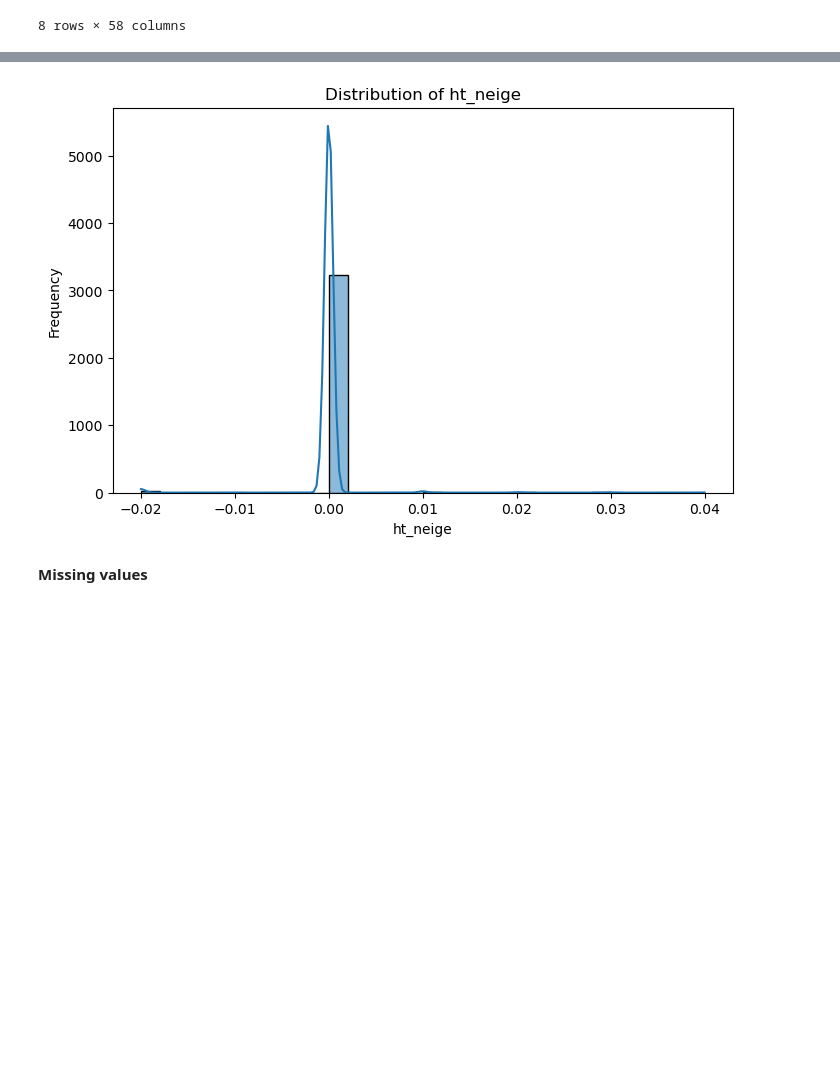
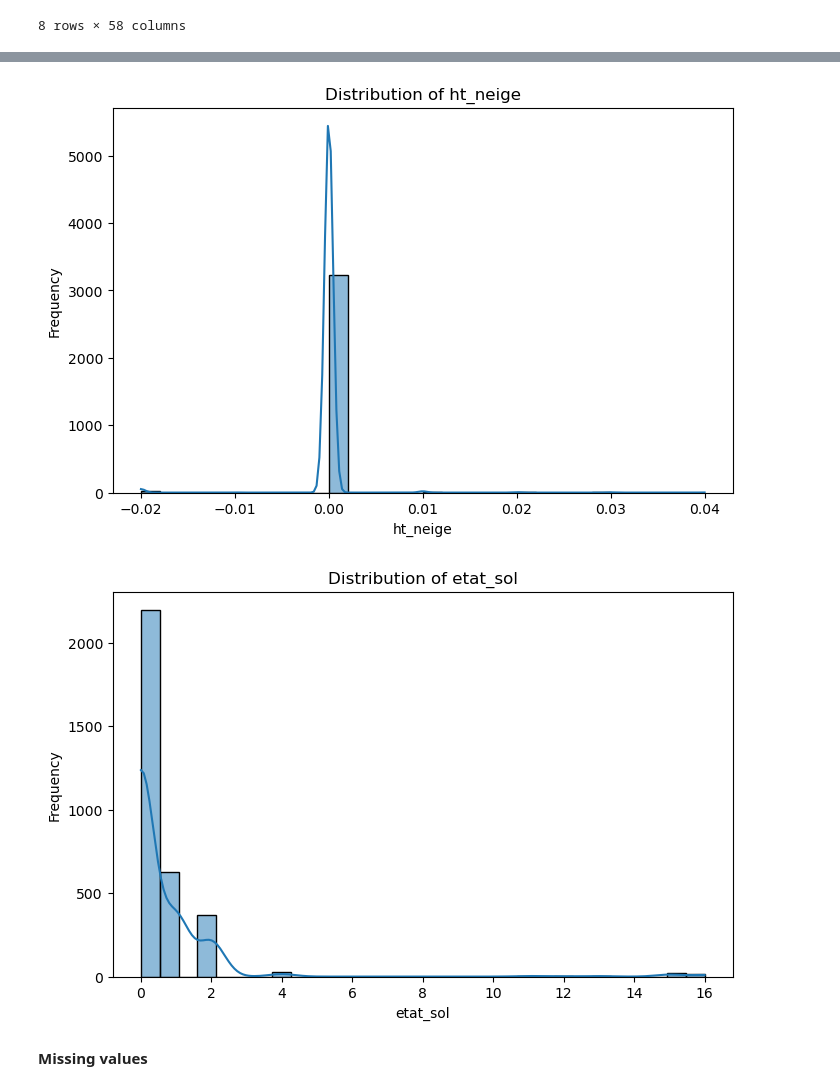
Before and after one commit to louis-leibo/bike_counters, a Jupyter notebook: Dev_by_sam_&_louis/EDA.ipynb, the cells around one changed output, grey strips where cells are left out. Cells and saved outputs as stored; diff of their text form; code cells hidden in the pictures; blank space fills up the shorter version.

```diff
--- a/Dev_by_sam_&_louis/EDA.ipynb
+++ b/Dev_by_sam_&_louis/EDA.ipynb
@@ -404,18 +404,19 @@ df_external_numerical.describe()
 | max | 7149.0 | 103920.000000 | 720.000000 | 8.000000 | 360.000000 | 14.600000 | 307.450000 | 293.150000 | 100.000000 | 60000.000000 | ... | ... |
 8 rows × 58 columns
 # %%
-for col in ['t', 'ff', 'rr24', 'ht_neige']:
+for col in ['t', 'ff', 'rr24', 'ht_neige','etat_sol']:
     if col in df_external_numerical.columns:
         plt.figure(figsize=(8, 5))
         sns.histplot(df_external_numerical[col], kde=True, bins=30)
         plt.title(f"Distribution of {col}")
         plt.xlabel(col)
         plt.ylabel("Frequency")
         plt.show()
 # %% [output]
 [figure]
 [figure]
 [figure]
 [figure]
+[figure, added]
 # %% [markdown]
 **Missing values**
```
Also changed, not shown: parts of 6 cells of this notebook.
